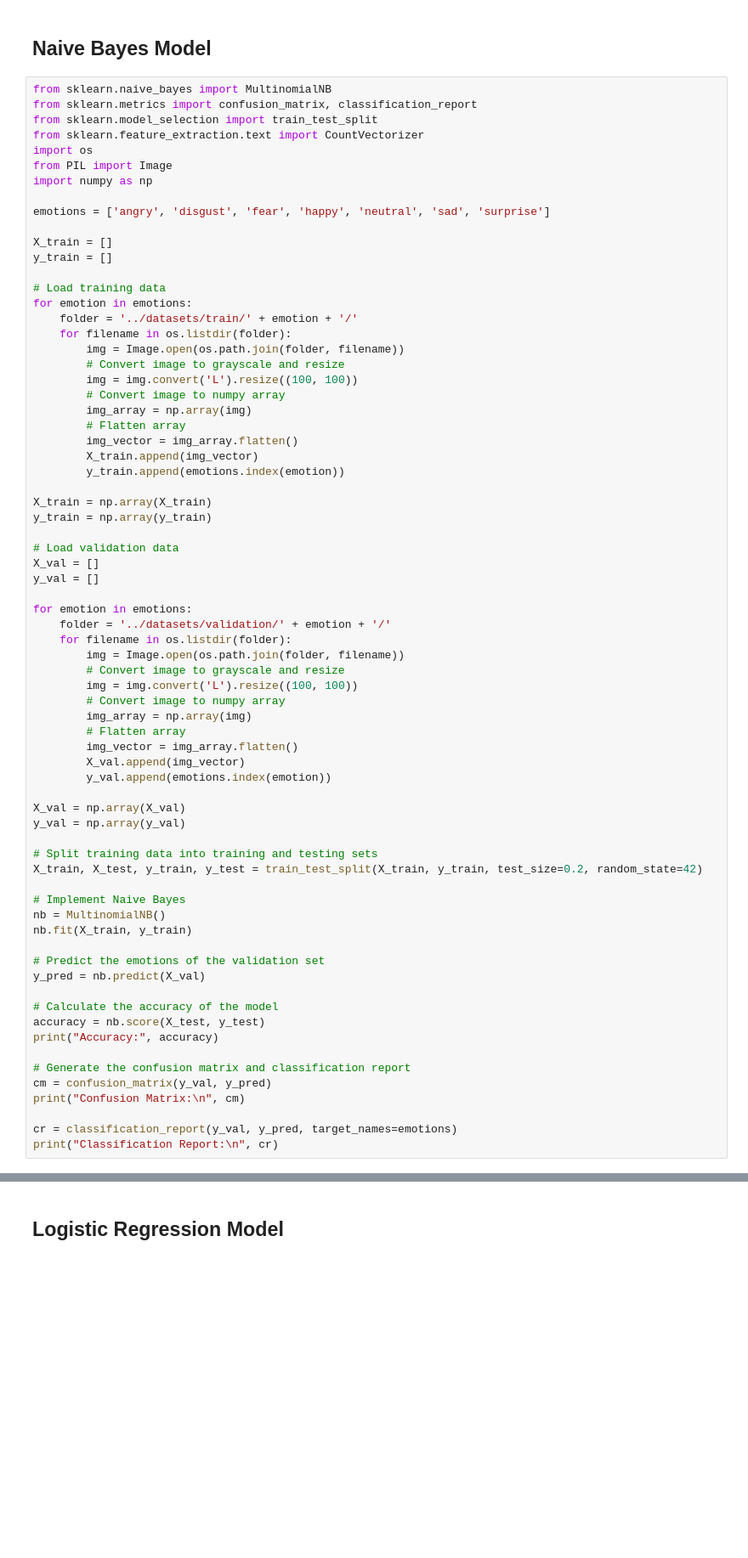
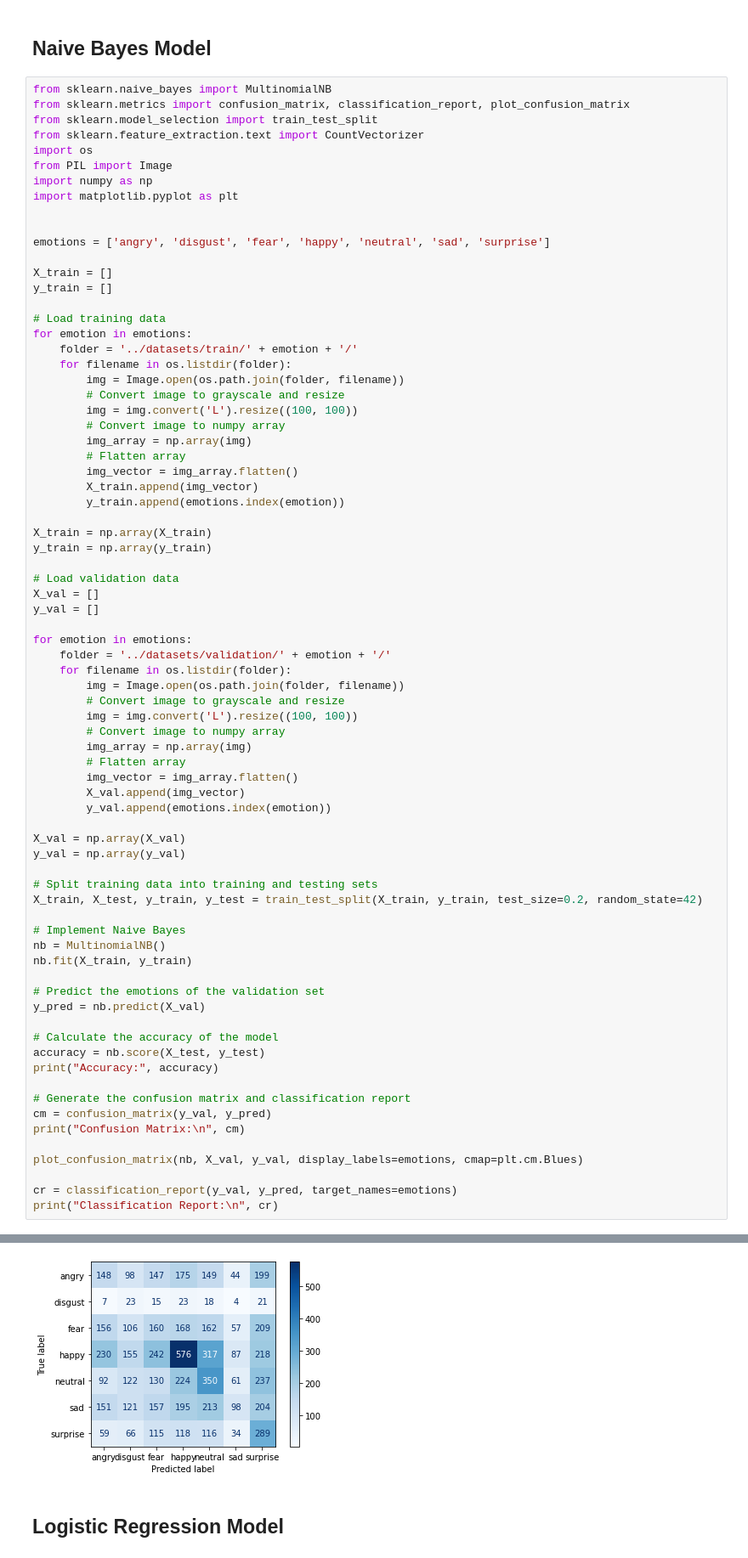
Before and after one commit to munnigel/Facial-Expression-Recognition, a Jupyter notebook: models/test-models.ipynb, the cells around one changed output, grey strips where cells are left out. Shown at 85% size. Cells and saved outputs as stored; diff of their text form; blank space fills up the shorter version.

Commit message:
Added confusion matrix visualisation

```diff
--- a/models/test-models.ipynb
+++ b/models/test-models.ipynb
@@ -2,12 +2,14 @@
 ## Naive Bayes Model
 # %%
 from sklearn.naive_bayes import MultinomialNB
-from sklearn.metrics import confusion_matrix, classification_report
+from sklearn.metrics import confusion_matrix, classification_report, plot_confusion_matrix
 from sklearn.model_selection import train_test_split
 from sklearn.feature_extraction.text import CountVectorizer
 import os
 from PIL import Image
 import numpy as np
+import matplotlib.pyplot as plt
+
 
 emotions = ['angry', 'disgust', 'fear', 'happy', 'neutral', 'sad', 'surprise']
 
@@ -62,33 +64,36 @@ nb.fit(X_train, y_train)
 y_pred = nb.predict(X_val)
 
 # Calculate the accuracy of the model
 accuracy = nb.score(X_test, y_test)
 print("Accuracy:", accuracy)
 
 # Generate the confusion matrix and classification report
 cm = confusion_matrix(y_val, y_pred)
 print("Confusion Matrix:\n", cm)
 
+plot_confusion_matrix(nb, X_val, y_val, display_labels=emotions, cmap=plt.cm.Blues)
+
 cr = classification_report(y_val, y_pred, target_names=emotions)
 print("Classification Report:\n", cr)
 # %% [output]
 Accuracy: 0.2220294882914137
 Confusion Matrix:
  [[148  98 147 175 149  44 199]
  [  7  23  15  23  18   4  21]
  [156 106 160 168 162  57 209]
  [230 155 242 576 317  87 218]
  [ 92 122 130 224 350  61 237]
  [151 121 157 195 213  98 204]
  [ 59  66 115 118 116  34 289]]
 Classification Report:
                precision    recall  f1-score   support
 
 ... (7 lines left out)
 
     accuracy                           0.23      7066
    macro avg       0.21      0.22      0.20      7066
 weighted avg       0.26      0.23      0.23      7066
+[figure, added]
 # %% [markdown]
 ## Logistic Regression Model
 # %%
```
